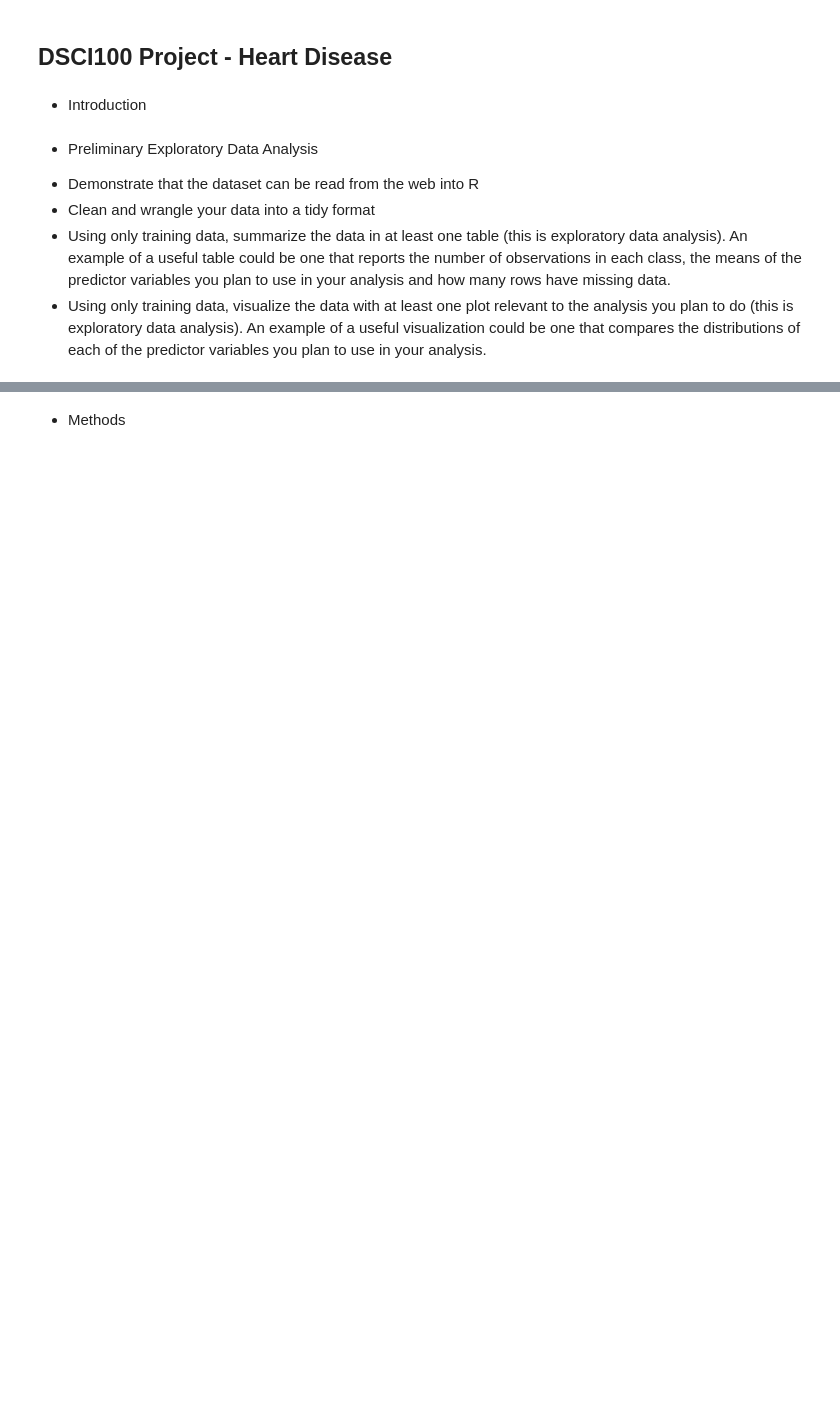
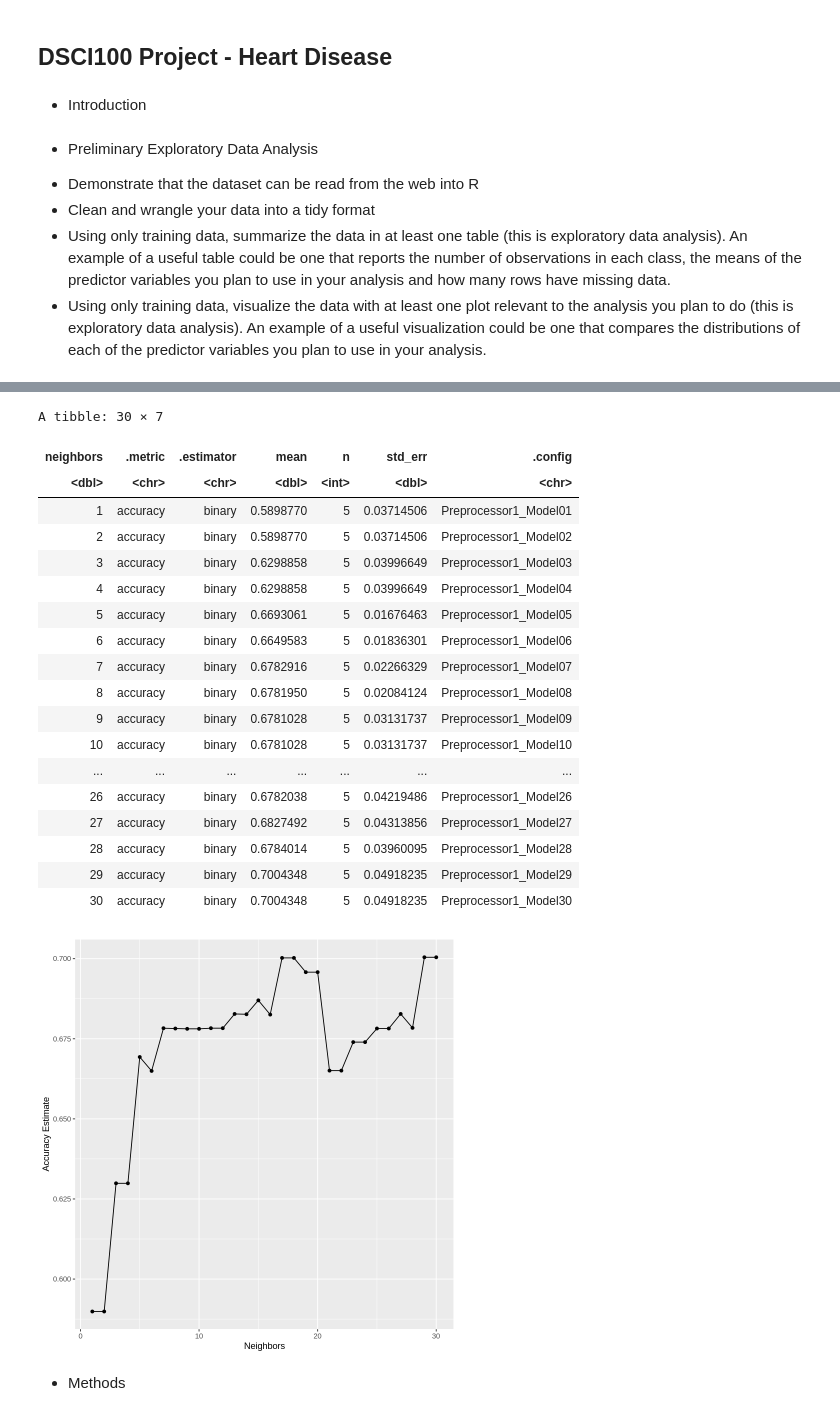
Before and after one commit to AmberrXiaa/DSCI100-Project, a Jupyter notebook: DSCI100_Proposal.ipynb, the cells around one changed output, grey strips where cells are left out. Drawn from its saved outputs; the diff is of its cells as text; code cells hidden in the pictures; blank space fills up the shorter version.

```diff
--- a/DSCI100_Proposal.ipynb
+++ b/DSCI100_Proposal.ipynb
@@ -155,2 +144,57 @@ A tibble: 5 × 3
+# %%
+# Cross-Validation Dataset Splitting
+heart_disease_cv <- vfold_cv(data = heart_disease_training, v = 5, strata = diagnosis)
+
+# Recipe to Pre-process Dataset
+heart_disease_recipe <- recipe(diagnosis ~ age + thalach, data = heart_disease_training) |>
+                        step_center(all_predictors()) |>
+                        step_scale(all_predictors())
+
+# Classification Model for Finding the Best K Value
+knn_tune <- nearest_neighbor(weight_func = "rectangular", neighbors = tune()) |>
+            set_engine("kknn") |>
+            set_mode("classification")
+
+# Workflow and Plot for Finding the Best K Value
+k_vals <- tibble(neighbors = seq(from = 1, to = 30, by = 1))
+
+knn_results <- workflow() |>
+       add_recipe(heart_disease_recipe) |>
+       add_model(knn_tune) |>
+       tune_grid(resamples = heart_disease_cv, grid = k_vals) |>
+       collect_metrics() |>
+       filter(.metric == "accuracy")
+
+knn_results
+
+accuracy_versus_k_plot <- ggplot(knn_results, aes(x = neighbors, y = mean))+
+                          geom_point() +
+                          geom_line() +
+                          labs(x = "Neighbors", y = "Accuracy Estimate")
+
+accuracy_versus_k_plot
+
+# Based on the plot, we can conclude that K = 20 gives us the highest accuracy
+# %% [output]
+A tibble: 30 × 7
+| neighbors | .metric | .estimator | mean | n | std_err | .config |
+| <dbl> | <chr> | <chr> | <dbl> | <int> | <dbl> | <chr> |
+| 1 | accuracy | binary | 0.5898770 | 5 | 0.03714506 | Preprocessor1_Model01 |
+| 2 | accuracy | binary | 0.5898770 | 5 | 0.03714506 | Preprocessor1_Model02 |
+| 3 | accuracy | binary | 0.6298858 | 5 | 0.03996649 | Preprocessor1_Model03 |
+| 4 | accuracy | binary | 0.6298858 | 5 | 0.03996649 | Preprocessor1_Model04 |
+| 5 | accuracy | binary | 0.6693061 | 5 | 0.01676463 | Preprocessor1_Model05 |
+| 6 | accuracy | binary | 0.6649583 | 5 | 0.01836301 | Preprocessor1_Model06 |
+| 7 | accuracy | binary | 0.6782916 | 5 | 0.02266329 | Preprocessor1_Model07 |
+| 8 | accuracy | binary | 0.6781950 | 5 | 0.02084124 | Preprocessor1_Model08 |
+| 9 | accuracy | binary | 0.6781028 | 5 | 0.03131737 | Preprocessor1_Model09 |
+| 10 | accuracy | binary | 0.6781028 | 5 | 0.03131737 | Preprocessor1_Model10 |
+| ... | ... | ... | ... | ... | ... | ... |
+| 26 | accuracy | binary | 0.6782038 | 5 | 0.04219486 | Preprocessor1_Model26 |
+| 27 | accuracy | binary | 0.6827492 | 5 | 0.04313856 | Preprocessor1_Model27 |
+| 28 | accuracy | binary | 0.6784014 | 5 | 0.03960095 | Preprocessor1_Model28 |
+| 29 | accuracy | binary | 0.7004348 | 5 | 0.04918235 | Preprocessor1_Model29 |
+| 30 | accuracy | binary | 0.7004348 | 5 | 0.04918235 | Preprocessor1_Model30 |
+[figure, added]
 # %% [markdown]
 * Methods
```
Also changed, not shown: parts of 4 cells of this notebook.
